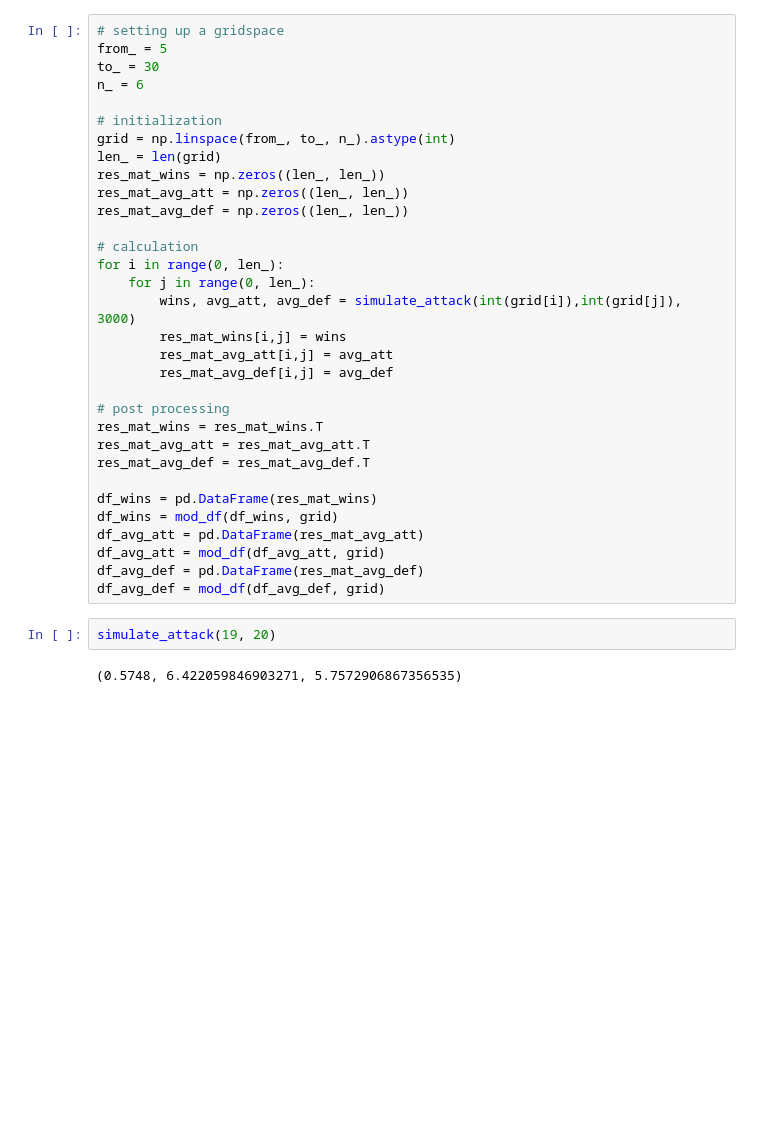
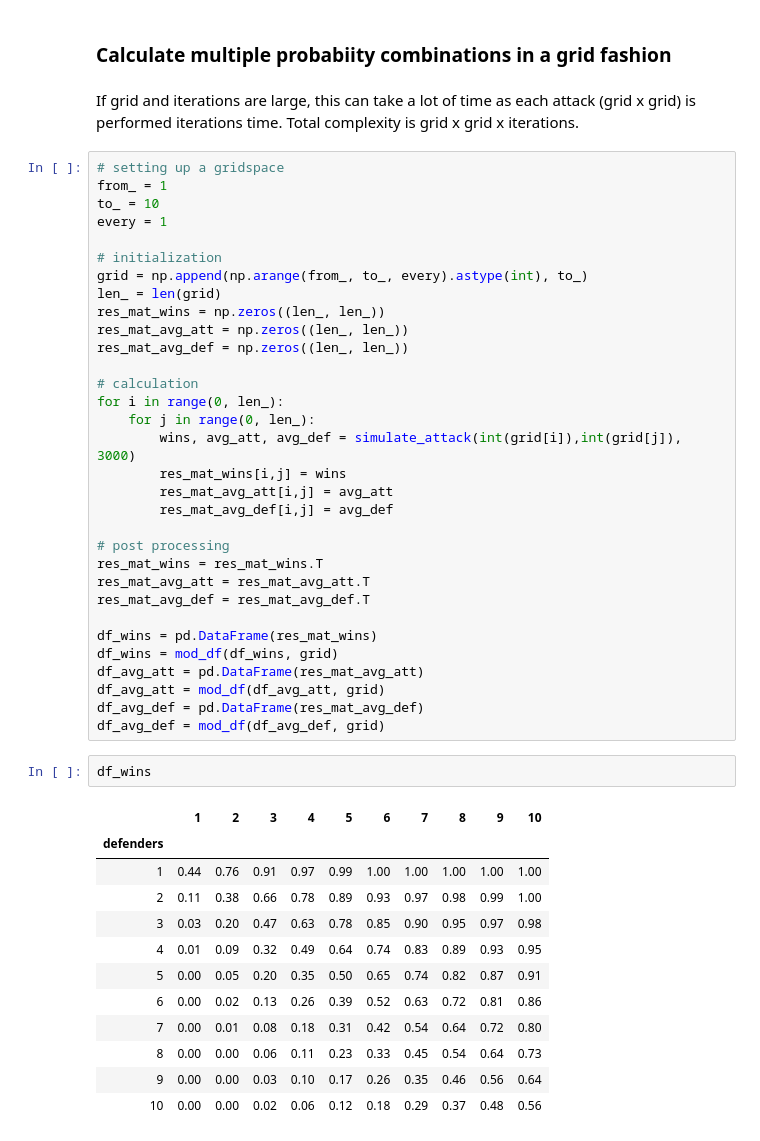
Before and after one commit to pjoachims/risk, a Jupyter notebook: risk_calculation_tool.ipynb, the cells around one changed output. Drawn from its saved outputs; the diff is of its cells as text; blank space fills up the shorter version.

```diff
--- a/risk_calculation_tool.ipynb
+++ b/risk_calculation_tool.ipynb
@@ -63,11 +80,15 @@ def mod_df(df, grid):
+# %% [markdown]
+### Calculate multiple probabiity combinations in a grid fashion
+# %% [markdown]
+If grid and iterations are large, this can take a lot of time as each attack (grid x grid) is performed iterations time. Total complexity is grid x grid x iterations.
 # %%
 # setting up a gridspace
-from_ = 5
-to_ = 30
-n_ = 6
+from_ = 1
+to_ = 10
+every = 1
 
 # initialization
-grid = np.linspace(from_, to_, n_).astype(int)
+grid = np.append(np.arange(from_, to_, every).astype(int), to_)
 len_ = len(grid)
 res_mat_wins = np.zeros((len_, len_))
 res_mat_avg_att = np.zeros((len_, len_))
@@ -92,9 +113,20 @@ df_avg_att = pd.DataFrame(res_mat_avg_att)
 df_avg_att = mod_df(df_avg_att, grid)
 df_avg_def = pd.DataFrame(res_mat_avg_def)
 df_avg_def = mod_df(df_avg_def, grid)
-# %%
-simulate_attack(19, 20)
-# %% [output]
-(0.5748, 6.422059846903271, 5.7572906867356535)
+# %%
+df_wins
+# %% [output]
+|  | 1 | 2 | 3 | 4 | 5 | 6 | 7 | 8 | 9 | 10 |
+| defenders |  |  |  |  |  |  |  |  |  |  |
+| 1 | 0.44 | 0.76 | 0.91 | 0.97 | 0.99 | 1.00 | 1.00 | 1.00 | 1.00 | 1.00 |
+| 2 | 0.11 | 0.38 | 0.66 | 0.78 | 0.89 | 0.93 | 0.97 | 0.98 | 0.99 | 1.00 |
+| 3 | 0.03 | 0.20 | 0.47 | 0.63 | 0.78 | 0.85 | 0.90 | 0.95 | 0.97 | 0.98 |
+| 4 | 0.01 | 0.09 | 0.32 | 0.49 | 0.64 | 0.74 | 0.83 | 0.89 | 0.93 | 0.95 |
+| 5 | 0.00 | 0.05 | 0.20 | 0.35 | 0.50 | 0.65 | 0.74 | 0.82 | 0.87 | 0.91 |
+| 6 | 0.00 | 0.02 | 0.13 | 0.26 | 0.39 | 0.52 | 0.63 | 0.72 | 0.81 | 0.86 |
+| 7 | 0.00 | 0.01 | 0.08 | 0.18 | 0.31 | 0.42 | 0.54 | 0.64 | 0.72 | 0.80 |
+| 8 | 0.00 | 0.00 | 0.06 | 0.11 | 0.23 | 0.33 | 0.45 | 0.54 | 0.64 | 0.73 |
+| 9 | 0.00 | 0.00 | 0.03 | 0.10 | 0.17 | 0.26 | 0.35 | 0.46 | 0.56 | 0.64 |
+| 10 | 0.00 | 0.00 | 0.02 | 0.06 | 0.12 | 0.18 | 0.29 | 0.37 | 0.48 | 0.56 |
 # %%
 fig = plt.figure(figsize=(8,6))
```
Also changed, not shown: parts of 5 cells of this notebook.
